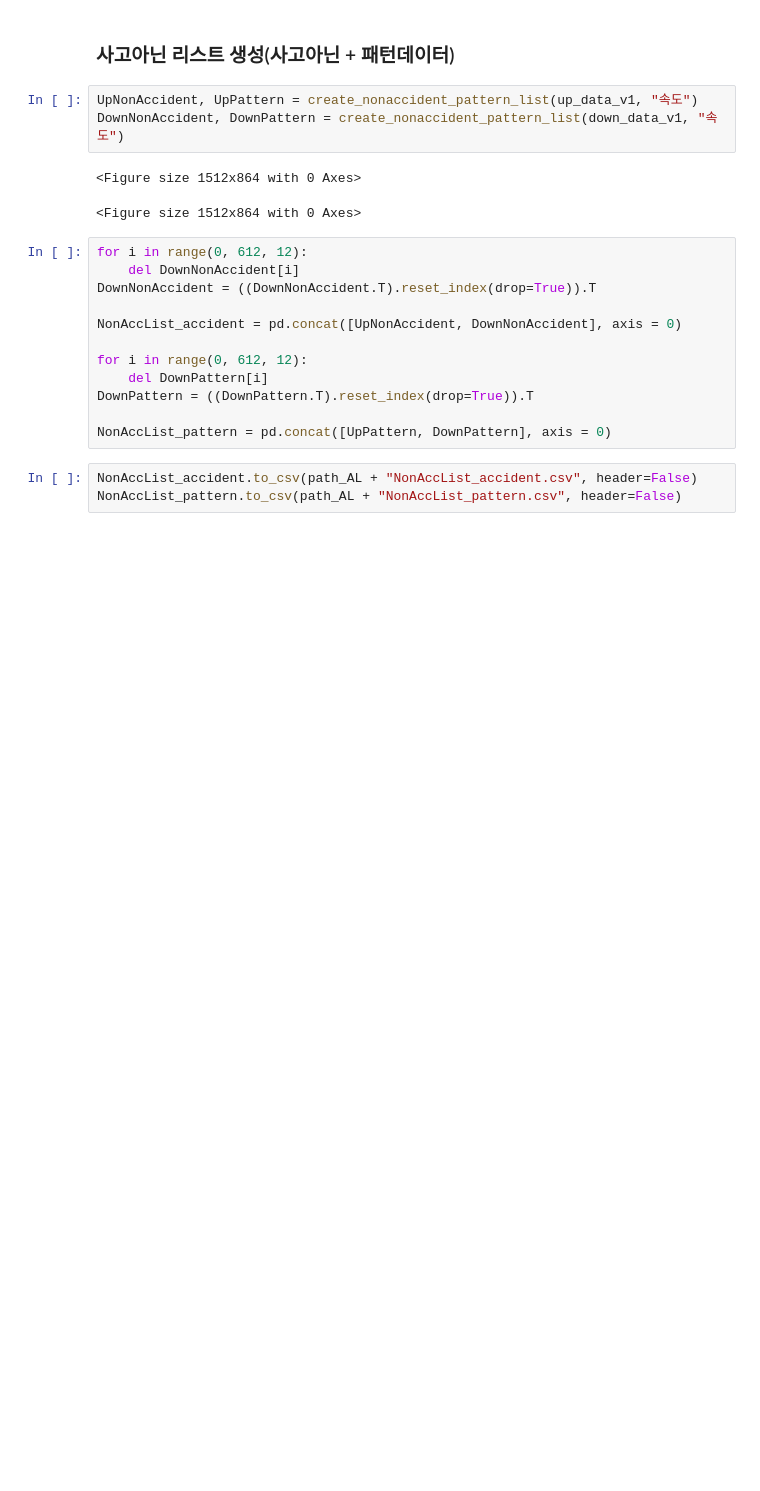
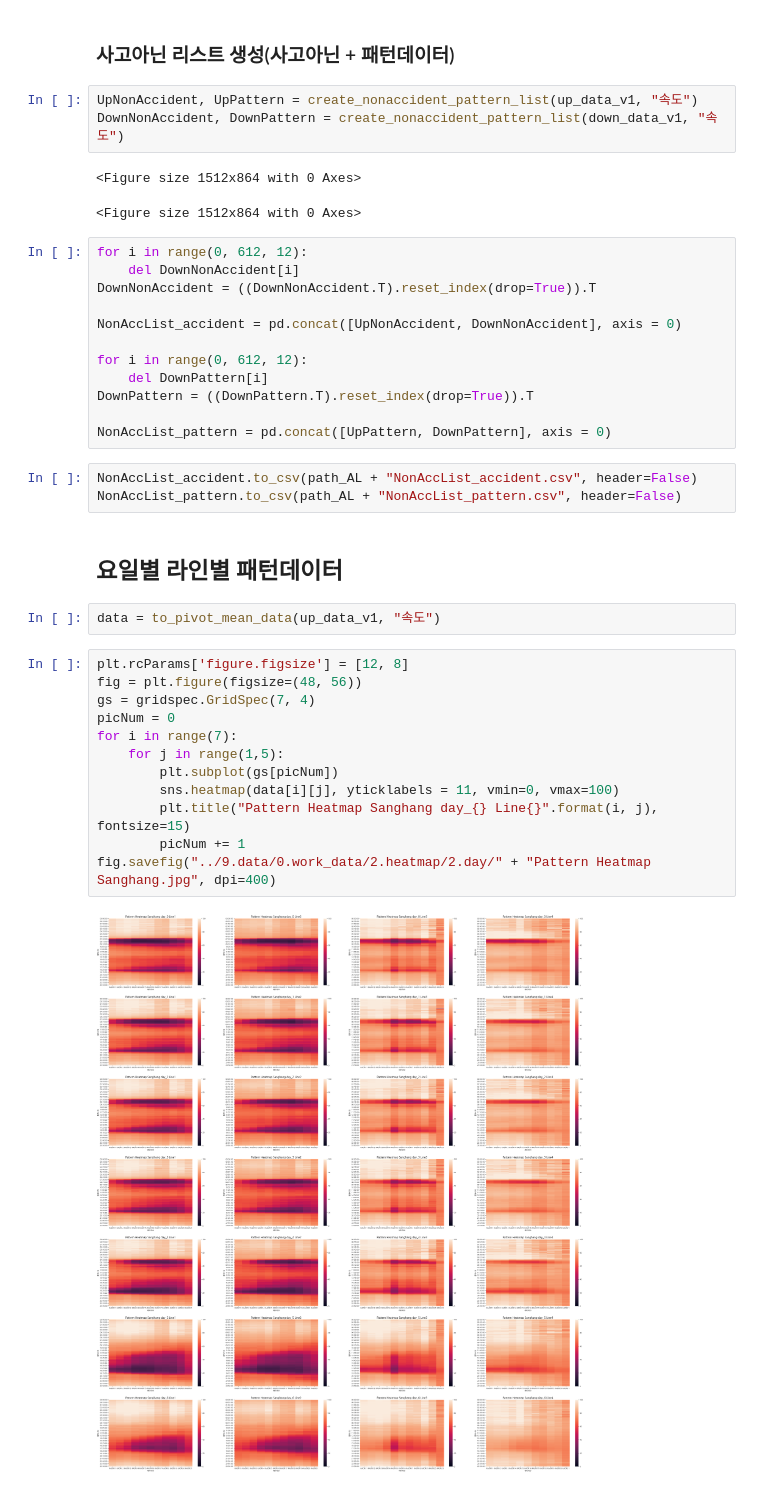
Before and after one commit to bok9504/Lab_work, a Jupyter notebook: 1. 데이터 분석.ipynb, the cells around one changed output. Saved outputs shown, nothing was run; the diff lists cells and outputs as text; blank space fills up the shorter version.

```diff
--- a/1. 데이터 분석.ipynb
+++ b/1. 데이터 분석.ipynb
@@ -140,3 +140,21 @@ NonAccList_pattern = pd.concat([UpPattern, DownPattern], axis = 0)
 # %%
 NonAccList_accident.to_csv(path_AL + "NonAccList_accident.csv", header=False)
 NonAccList_pattern.to_csv(path_AL + "NonAccList_pattern.csv", header=False)
+# %% [markdown]
+## 요일별 라인별 패턴데이터
+# %%
+data = to_pivot_mean_data(up_data_v1, "속도")
+# %%
+plt.rcParams['figure.figsize'] = [12, 8]
+fig = plt.figure(figsize=(48, 56))
+gs = gridspec.GridSpec(7, 4)
+picNum = 0
+for i in range(7):
+    for j in range(1,5):
+        plt.subplot(gs[picNum])
+        sns.heatmap(data[i][j], yticklabels = 11, vmin=0, vmax=100)
+        plt.title("Pattern Heatmap Sanghang day_{} Line{}".format(i, j), fontsize=15)
+        picNum += 1
+fig.savefig("../9.data/0.work_data/2.heatmap/2.day/" + "Pattern Heatmap Sanghang.jpg", dpi=400)
+# %% [output]
+[figure, added]
```
Also changed, not shown: parts of 1 cell of this notebook, 1 other file.
